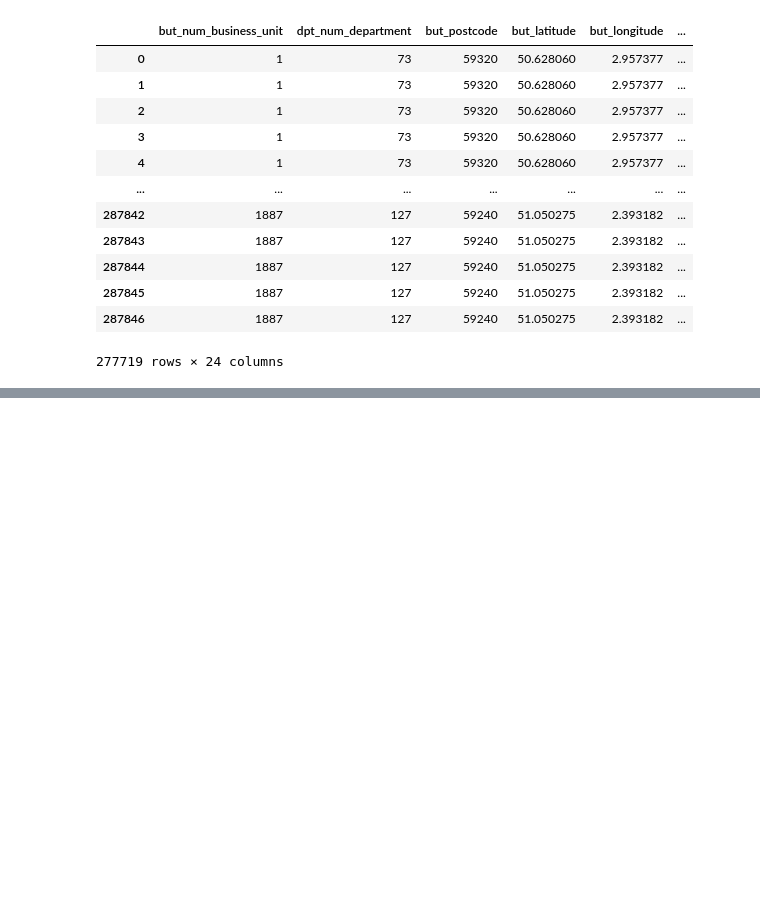
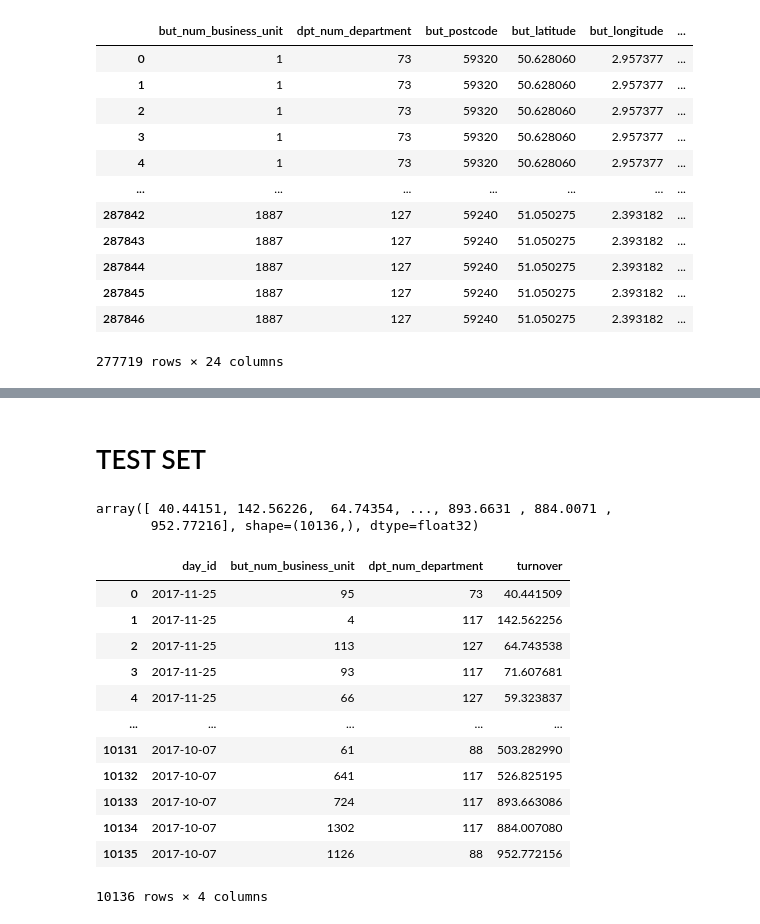
Before and after one commit to leonelmaia/decathlon, a Jupyter notebook: turnover-forecasting/forecasting.ipynb, the cells around one changed output, grey strips where cells are left out. Drawn from its saved outputs; the diff is of its cells as text; code cells hidden in the pictures; blank space fills up the shorter version.

```diff
--- a/turnover-forecasting/forecasting.ipynb
+++ b/turnover-forecasting/forecasting.ipynb
@@ -242,7 +230,7 @@ Test shape: (10136, 3)
 # %%
 feature_cols = [col for col in df.columns if col not in ["turnover", "train"]]
 X = df_processed_train[feature_cols]
-X_test = df_processed_train[feature_cols]
+X_test = df_processed_test[feature_cols]
 y = df_processed_train["turnover"]
 
 X_train, X_val, y_train, y_val = train_test_split(X, y, test_size=0.1, shuffle=False)
@@ -366,0 +405,28 @@ print(metrics_by_dept)
+# %% [markdown]
+# TEST SET
+# %%
+# Predict
+y_pred = model.predict(X_test)
+# %%
+y_pred
+# %% [output]
+array([ 40.44151, 142.56226,  64.74354, ..., 893.6631 , 884.0071 ,
+       952.77216], shape=(10136,), dtype=float32)
+# %%
+df_test["turnover"] = y_pred
+# %%
+df_test
+# %% [output]
+|  | day_id | but_num_business_unit | dpt_num_department | turnover |
+| 0 | 2017-11-25 | 95 | 73 | 40.441509 |
+| 1 | 2017-11-25 | 4 | 117 | 142.562256 |
+| 2 | 2017-11-25 | 113 | 127 | 64.743538 |
+| 3 | 2017-11-25 | 93 | 117 | 71.607681 |
+| 4 | 2017-11-25 | 66 | 127 | 59.323837 |
+| ... | ... | ... | ... | ... |
+| 10131 | 2017-10-07 | 61 | 88 | 503.282990 |
+| 10132 | 2017-10-07 | 641 | 117 | 526.825195 |
+| 10133 | 2017-10-07 | 724 | 117 | 893.663086 |
+| 10134 | 2017-10-07 | 1302 | 117 | 884.007080 |
+| 10135 | 2017-10-07 | 1126 | 88 | 952.772156 |
+10136 rows × 4 columns
```
Also changed, not shown: parts of 17 cells of this notebook, 1 other file.
